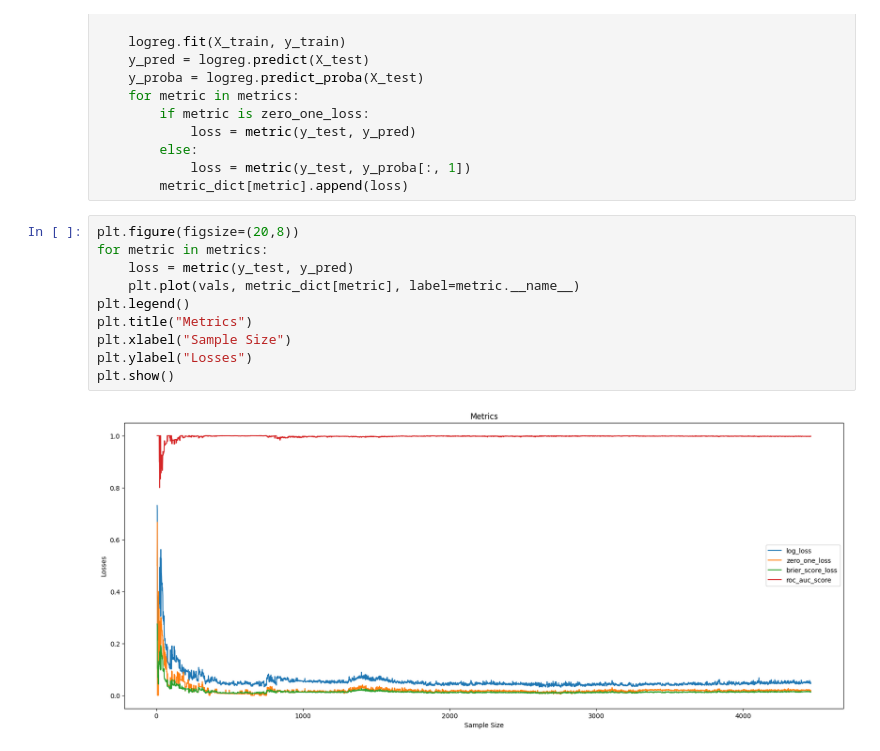
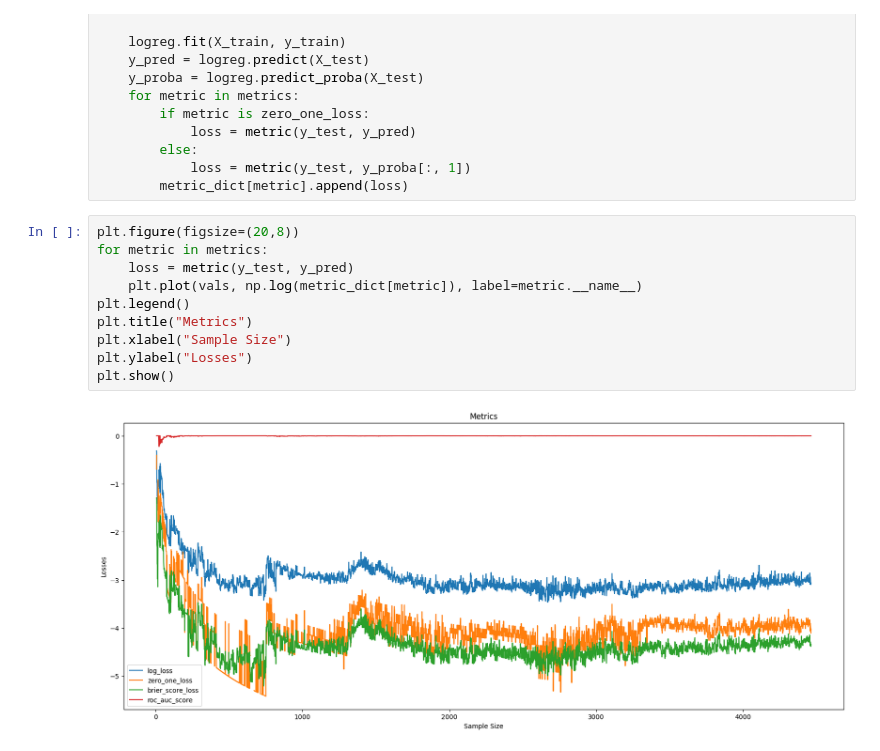
Before and after one commit to Grenka054/SDT-Labs, a Jupyter notebook: lab5_metrics.ipynb, the cells around one changed output. Drawn from its saved outputs; the diff is of its cells as text.

```diff
--- a/lab5_metrics.ipynb
+++ b/lab5_metrics.ipynb
@@ -171,12 +181,12 @@ for num in tqdm(vals):
 # %%
 plt.figure(figsize=(20,8))
 for metric in metrics:
     loss = metric(y_test, y_pred)
-    plt.plot(vals, metric_dict[metric], label=metric.__name__)
+    plt.plot(vals, np.log(metric_dict[metric]), label=metric.__name__)
 plt.legend()
 plt.title("Metrics")
 plt.xlabel("Sample Size")
 plt.ylabel("Losses")
 plt.show()
 # %% [output]
-[figure, old version]
+[figure, new version]
```
Also changed, not shown: parts of 2 cells of this notebook, 2 other files.
